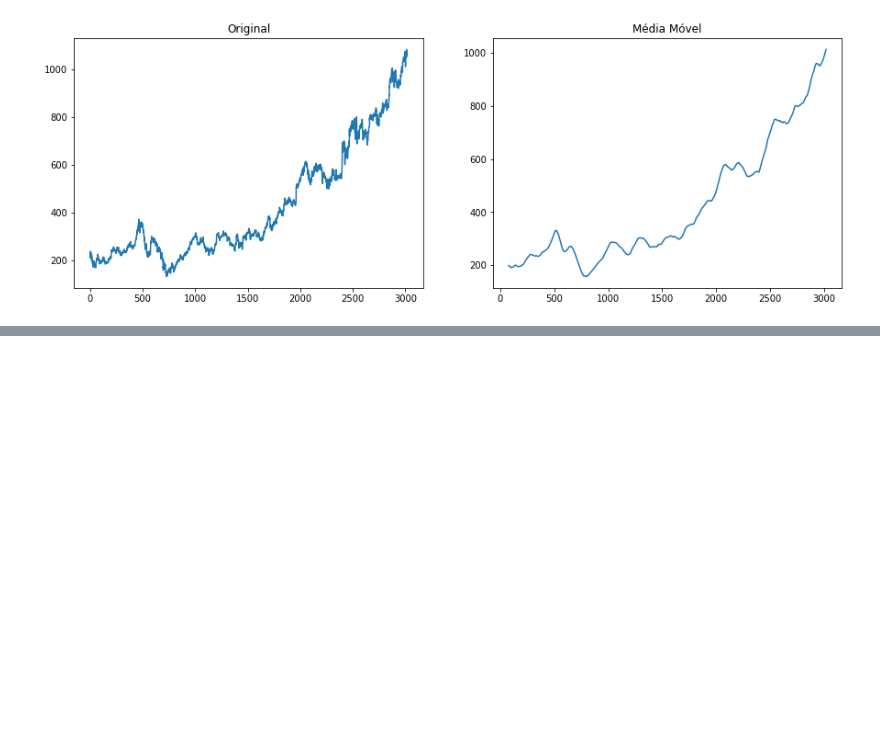
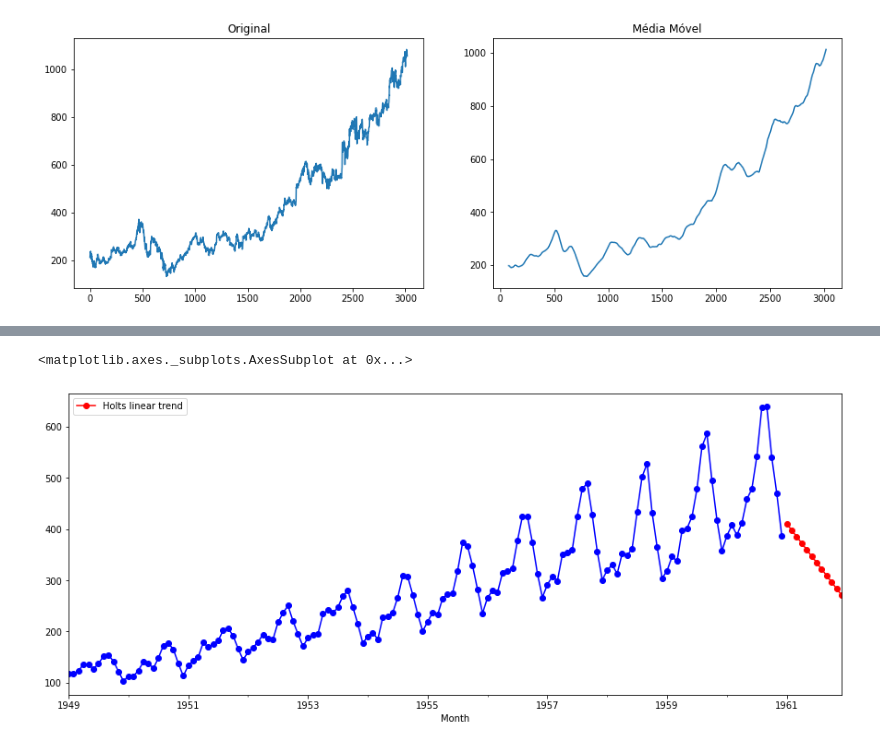
Before and after one commit to dagobertomedeiros/curso_analise_series_temporais, a Jupyter notebook: curso_ts.ipynb, the cells around one changed output, grey strips where cells are left out. Cells and saved outputs as stored; diff of their text form; code cells hidden in the pictures; blank space fills up the shorter version.

```diff
--- a/curso_ts.ipynb
+++ b/curso_ts.ipynb
@@ -408,0 +433,10 @@ Text(0.5, 1.0, 'Média Móvel')
+# %%
+#suavização exponencial amortecida
+fit_holt = Holt(data).fit(smoothing_level=0.8, smoothing_slope=0.2, optimized=False)
+fcastHolt = fit_holt.forecast(12).rename('Holts linear trend')
+# %%
+fit_holt.fittedvalues.plot(marker='o', color='blue')
+fcastHolt.plot(color='red', marker='o', legend=True)
+# %% [output]
+<matplotlib.axes._subplots.AxesSubplot at 0x...>
+[figure, added]
```
Also changed, not shown: parts of 39 cells of this notebook.
